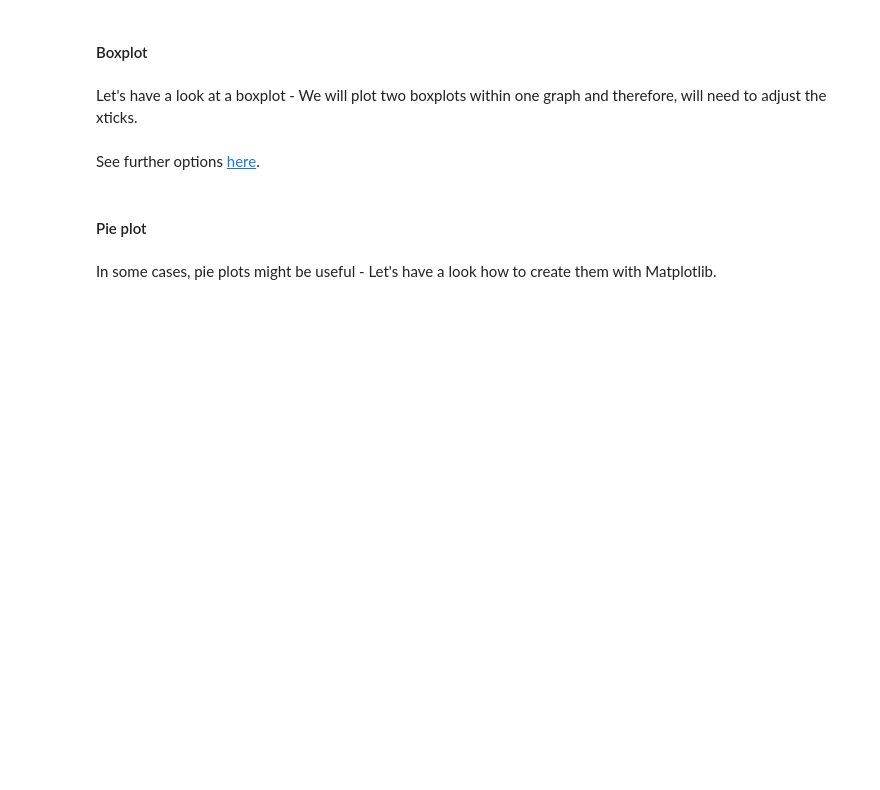
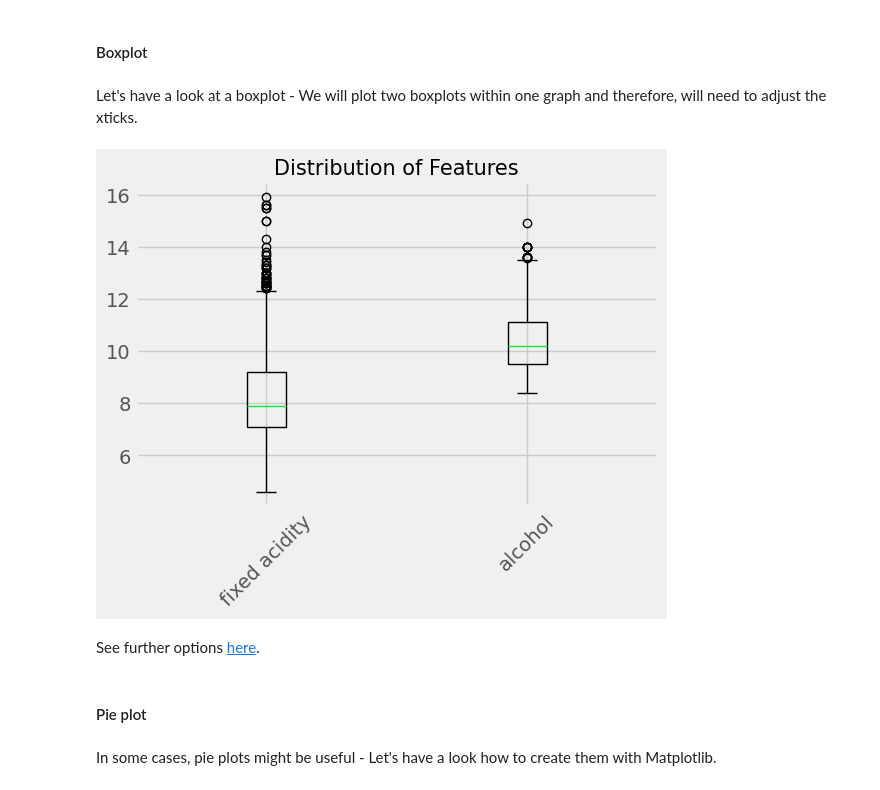
Before and after one commit to SabrinaPau/05_intro-matplotlib, a Jupyter notebook: Basic_plotting_with_matplotlib.ipynb, the cells around one changed output. Cells and saved outputs as stored; diff of their text form; code cells hidden in the pictures; blank space fills up the shorter version.

```diff
--- a/Basic_plotting_with_matplotlib.ipynb
+++ b/Basic_plotting_with_matplotlib.ipynb
@@ -134,22 +149,24 @@ plt.show()
 Let's have a look at a boxplot - We will plot two boxplots within one graph and therefore, will need to adjust the xticks.
 # %%
 # define style
-plt.style.use('seaborn-bright')
+plt.style.use('seaborn-v0_8-bright')
 
 # Set figure size
 plt.figure(figsize=(6, 4))
 
 # Create boxplots for distribution of alcohol and fixed acidity
 plt.boxplot(x = [df['fixed acidity'], df['alcohol']])
 
 # Set locations and labels of ticks on x-axis as well as rotation
 plt.xticks(ticks=[1, 2], labels=['fixed acidity', 'alcohol'], rotation=45)
 
 # Set title
 plt.title("Distribution of Features", fontsize = 15)
 
 # Show graphic
 plt.show()
+# %% [output]
+[figure, added]
 # %% [markdown]
 See further options [here](https://matplotlib.org/stable/api/_as_gen/matplotlib.pyplot.boxplot.html).
 # %% [markdown]
```
Also changed, not shown: parts of 10 cells of this notebook, 1 other file.
